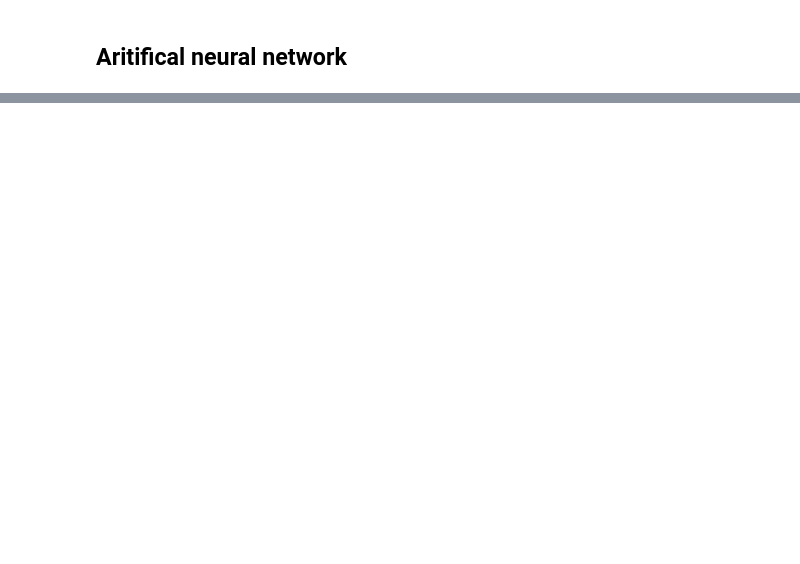
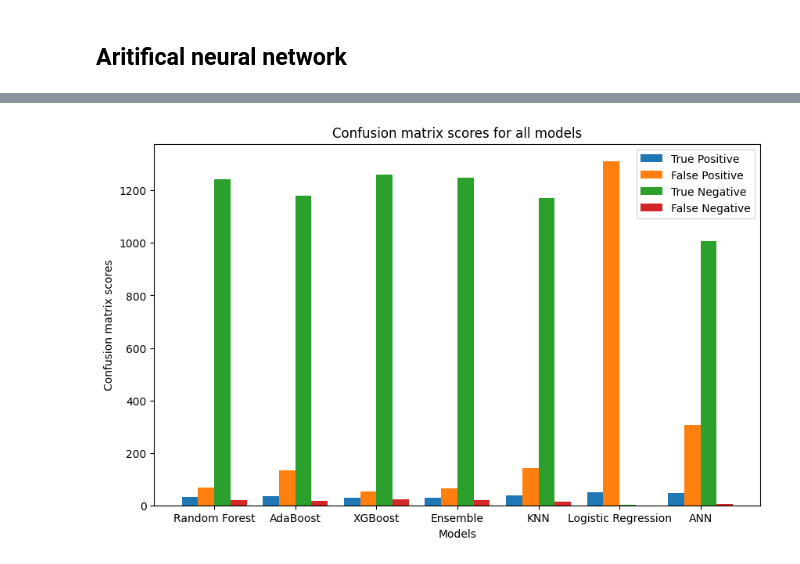
Before and after one commit to VedanshiShah7/Machine-Learning-In-Finance, a Jupyter notebook: Final Project/final_project.ipynb, the cells around one changed output, grey strips where cells are left out. Drawn from its saved outputs; the diff is of its cells as text; code cells hidden in the pictures; blank space fills up the shorter version.

```diff
--- a/Final Project/final_project.ipynb
+++ b/Final Project/final_project.ipynb
@@ -982,0 +1068,31 @@ df_smote
+# %%
+import numpy as np
+# Set the width of each bar
+bar_width = 0.2
+
+# Set the positions of the bars on the x-axis
+pos_tp = np.arange(len(df_smote['model']))
+pos_fp = [x + bar_width for x in pos_tp]
+pos_tn = [x + bar_width*2 for x in pos_tp]
+pos_fn = [x + bar_width*3 for x in pos_tp]
+
+# Plot the bars
+plt.figure(figsize=(10, 6))
+plt.bar(pos_tp, df_smote['tp'], width=bar_width, label='True Positive')
+plt.bar(pos_fp, df_smote['fp'], width=bar_width, label='False Positive')
+plt.bar(pos_tn, df_smote['tn'], width=bar_width, label='True Negative')
+plt.bar(pos_fn, df_smote['fn'], width=bar_width, label='False Negative')
+
+# Add x-axis labels and title
+plt.xlabel('Models')
+plt.ylabel('Confusion matrix scores')
+plt.title('Confusion matrix scores for all models')
+plt.xticks([i + 1.5*bar_width for i in range(len(df_smote['model']))], df_smote['model'])
+
+# Add a legend
+plt.legend()
+
+# Show the plot
+plt.show()
+# %% [output]
+[figure, added]
```
Also changed, not shown: parts of 34 cells of this notebook, 1 other file.
